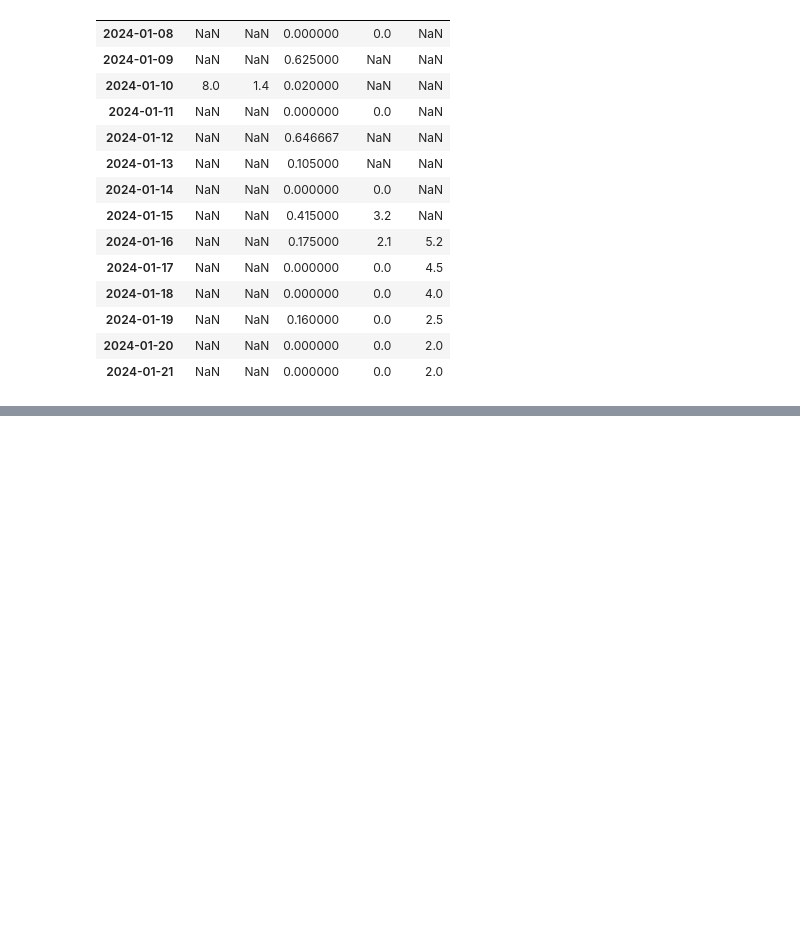
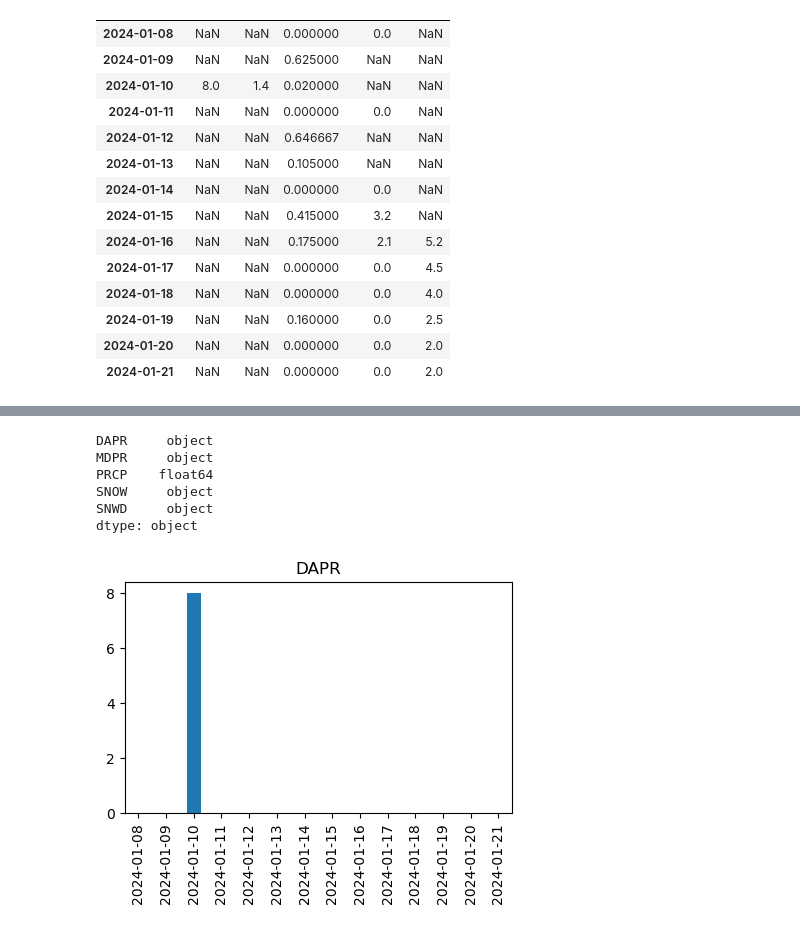
Before and after one commit to JDRitenour/teamkangaroo, a Jupyter notebook: weatherDataCleaning.ipynb, the cells around one changed output, grey strips where cells are left out. Cells and saved outputs as stored; diff of their text form; code cells hidden in the pictures; blank space fills up the shorter version.

```diff
--- a/weatherDataCleaning.ipynb
+++ b/weatherDataCleaning.ipynb
@@ -78,2 +65,2 @@ dtype: int64
 # %%
-weather_df = weather_df.fillna(value = '0.00')
+condensed_df = condensed_df.fillna(value = '0.00')
@@ -99,0 +86,21 @@ weather_df
+# %%
+condensed_df.dtypes
+# %% [output]
+DAPR     object
+MDPR     object
+PRCP    float64
+SNOW     object
+SNWD     object
+dtype: object
+# %%
+#update datatypes to float
+condensed_df['DAPR'] = condensed_df['DAPR'].astype('float64')
+condensed_df['MDPR'] = condensed_df['MDPR'].astype('float64')
+condensed_df['SNOW'] = condensed_df['SNOW'].astype('float64')
+condensed_df['SNWD'] = condensed_df['SNWD'].astype('float64')
+# %%
+condensed_df.index = condensed_df.index.date
+# %%
+condensed_df['DAPR'].plot.bar(figsize = (5,3), title = 'DAPR');
+# %% [output]
+[figure, added]
```
Also changed, not shown: parts of 10 cells of this notebook.
